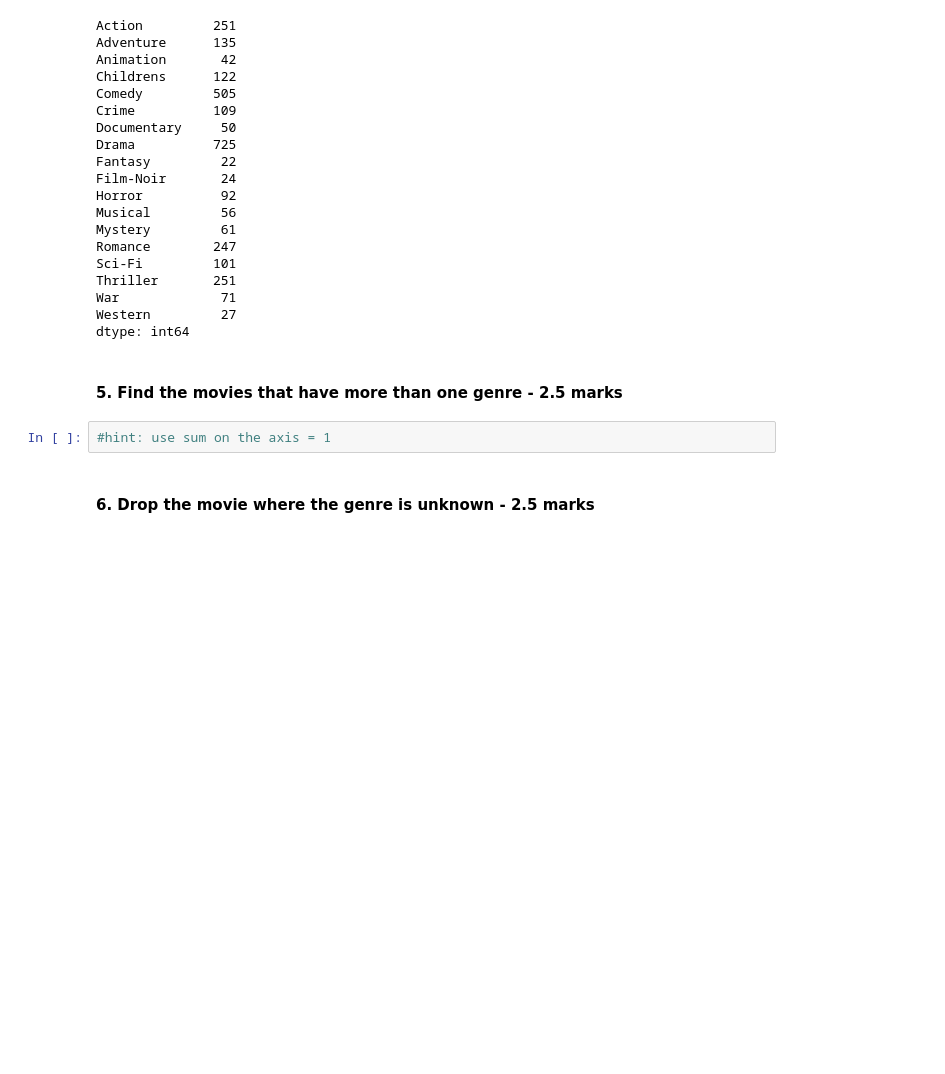
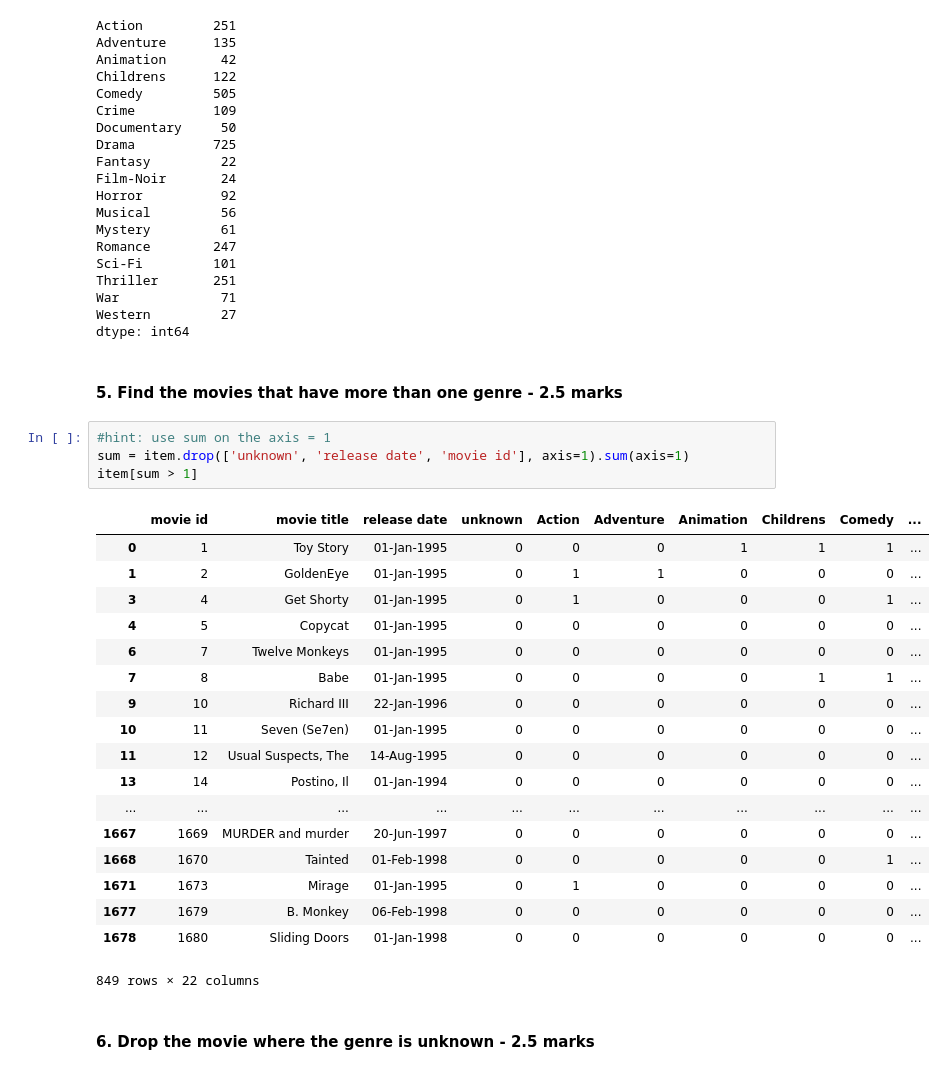
Before and after one commit to mazeeblanke/Movie-Lens, a Jupyter notebook: MovieLens Project Questions.ipynb, the cells around one changed output. Saved outputs shown, nothing was run; the diff lists cells and outputs as text; blank space fills up the shorter version.

```diff
--- a/MovieLens Project Questions.ipynb
+++ b/MovieLens Project Questions.ipynb
@@ -110,6 +100,27 @@ dtype: int64
 #### 5. Find the movies that have more than one genre - 2.5 marks
 # %%
 #hint: use sum on the axis = 1
+sum = item.drop(['unknown', 'release date', 'movie id'], axis=1).sum(axis=1)
+item[sum > 1]
+# %% [output]
+|  | movie id | movie title | release date | unknown | Action | Adventure | Animation | Childrens | Comedy | ... |
+| 0 | 1 | Toy Story | 01-Jan-1995 | 0 | 0 | 0 | 1 | 1 | 1 | ... |
+| 1 | 2 | GoldenEye | 01-Jan-1995 | 0 | 1 | 1 | 0 | 0 | 0 | ... |
+| 3 | 4 | Get Shorty | 01-Jan-1995 | 0 | 1 | 0 | 0 | 0 | 1 | ... |
+| 4 | 5 | Copycat | 01-Jan-1995 | 0 | 0 | 0 | 0 | 0 | 0 | ... |
+| 6 | 7 | Twelve Monkeys | 01-Jan-1995 | 0 | 0 | 0 | 0 | 0 | 0 | ... |
+| 7 | 8 | Babe | 01-Jan-1995 | 0 | 0 | 0 | 0 | 1 | 1 | ... |
+| 9 | 10 | Richard III | 22-Jan-1996 | 0 | 0 | 0 | 0 | 0 | 0 | ... |
+| 10 | 11 | Seven (Se7en) | 01-Jan-1995 | 0 | 0 | 0 | 0 | 0 | 0 | ... |
+| 11 | 12 | Usual Suspects, The | 14-Aug-1995 | 0 | 0 | 0 | 0 | 0 | 0 | ... |
+| 13 | 14 | Postino, Il | 01-Jan-1994 | 0 | 0 | 0 | 0 | 0 | 0 | ... |
+| ... | ... | ... | ... | ... | ... | ... | ... | ... | ... | ... |
+| 1667 | 1669 | MURDER and murder | 20-Jun-1997 | 0 | 0 | 0 | 0 | 0 | 0 | ... |
+| 1668 | 1670 | Tainted | 01-Feb-1998 | 0 | 0 | 0 | 0 | 0 | 1 | ... |
+| 1671 | 1673 | Mirage | 01-Jan-1995 | 0 | 1 | 0 | 0 | 0 | 0 | ... |
+| 1677 | 1679 | B. Monkey | 06-Feb-1998 | 0 | 0 | 0 | 0 | 0 | 0 | ... |
+| 1678 | 1680 | Sliding Doors | 01-Jan-1998 | 0 | 0 | 0 | 0 | 0 | 0 | ... |
+849 rows × 22 columns
 # %% [markdown]
 #### 6. Drop the movie where the genre is unknown - 2.5 marks
 # %%
```
Also changed, not shown: parts of 5 cells of this notebook.
